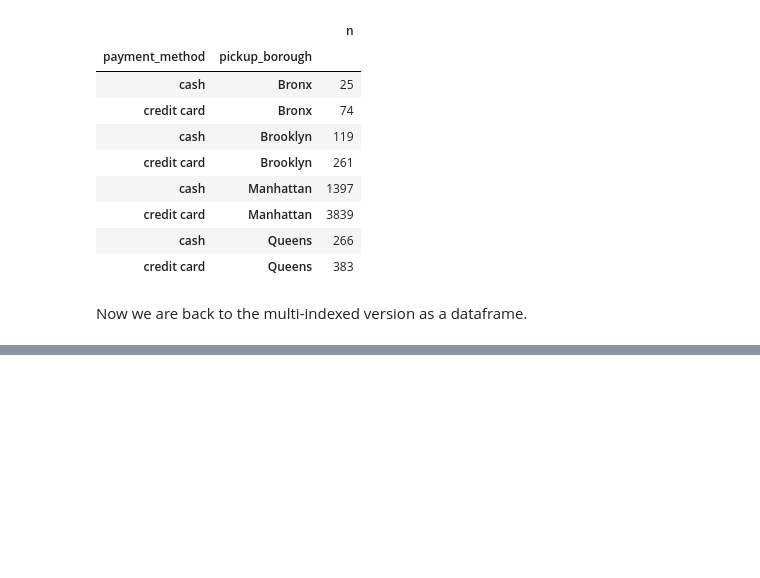
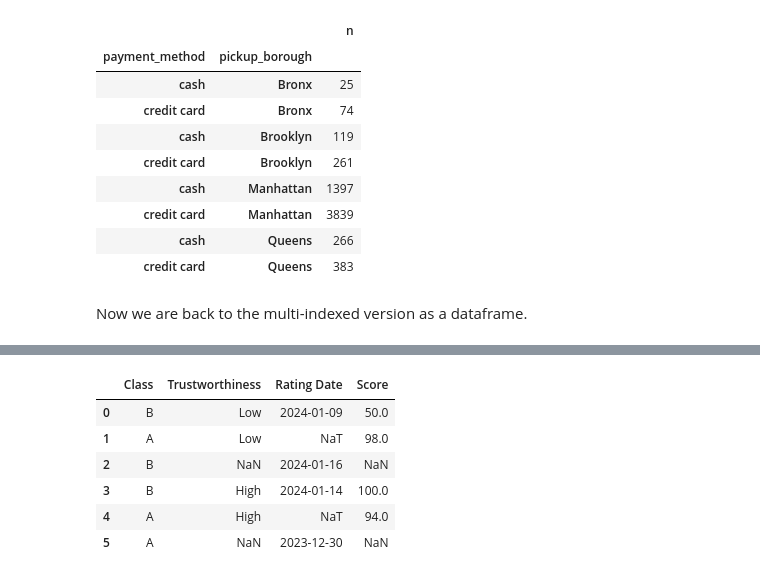
Before and after one commit to Lerac1275/notes, a Jupyter notebook: python_notes/pandas_notes.ipynb, the cells around one changed output, grey strips where cells are left out. Saved outputs shown, nothing was run; the diff lists cells and outputs as text; code cells hidden in the pictures; blank space fills up the shorter version.

```diff
--- a/python_notes/pandas_notes.ipynb
+++ b/python_notes/pandas_notes.ipynb
@@ -227,0 +325,19 @@ Now we are back to the multi-indexed version as a dataframe.
+# %%
+df = pd.DataFrame(
+    {
+        'Class': ['B', 'A', 'B', 'B', 'A', 'A']
+        , 'Trustworthiness':["Low", "Low", np.NaN, "High", "High", np.NaN]
+        , "Rating Date": ['2024-01-09', np.NaN, '2024-01-16', '2024-01-14', np.NaN, '2023-12-30']
+        , 'Score': [50, 98, np.NaN, 100, 94, np.NaN]
+    }
+)
+df['Rating Date'] = pd.to_datetime(df['Rating Date'])
+df
+# %% [output]
+|  | Class | Trustworthiness | Rating Date | Score |
+| 0 | B | Low | 2024-01-09 | 50.0 |
+| 1 | A | Low | NaT | 98.0 |
+| 2 | B | NaN | 2024-01-16 | NaN |
+| 3 | B | High | 2024-01-14 | 100.0 |
+| 4 | A | High | NaT | 94.0 |
+| 5 | A | NaN | 2023-12-30 | NaN |
```
Also changed, not shown: parts of 23 cells of this notebook.
